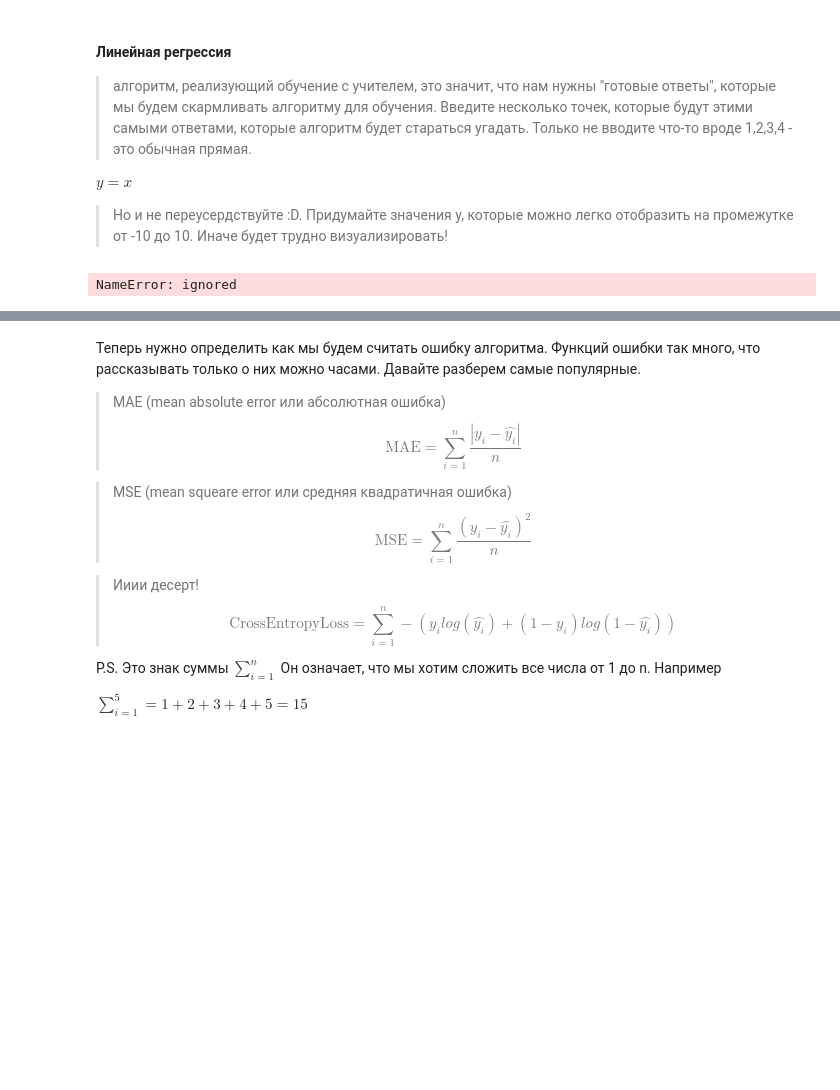
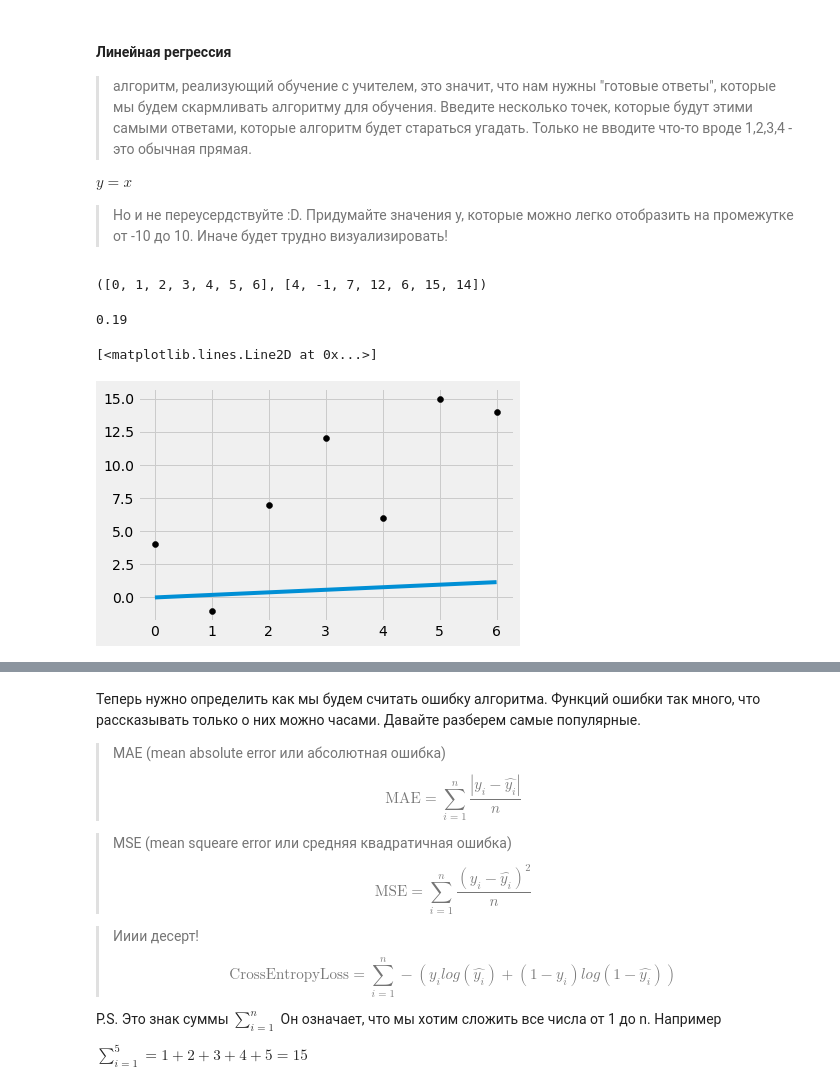
Before and after one commit to YaZlob/itcubeAI, a Jupyter notebook: Classic_alg.ipynb, the cells around one changed output, grey strips where cells are left out. Cells and saved outputs as stored; diff of their text form; code cells hidden in the pictures; blank space fills up the shorter version.

```diff
--- a/Classic_alg.ipynb
+++ b/Classic_alg.ipynb
@@ -44,7 +44,29 @@ from sklearn.datasets import make_classification
 # %%
 #Enter several ranom point
 
-y = np.array([4, -1, 7, 12, 6, 15, 14])
-x = np.arange(len(y))
+y = [4, -1, 7, 12, 6, 15, 14]
+x = [i for i in range(len(y))]
-# %% [output]
-NameError: ignored
+# %%
+x, y
+# %% [output]
+([0, 1, 2, 3, 4, 5, 6], [4, -1, 7, 12, 6, 15, 14])
+# %%
+#y = ax + b
+import random
+a = random.random()
+b = 0
+a
+# %% [output]
+0.19
+# %%
+def predict(a, b, x):
+    #считаем y_hat
+    return [a*x[i] + b for i in range(len(x))]
+# %%
+plt.style.use('fivethirtyeight')
+plt.scatter(x, y, color='black')
+y_hat = predict(a, b, x)
+plt.plot(x, y_hat)
+# %% [output]
+[<matplotlib.lines.Line2D at 0x...>]
+[figure, added]
```
Also changed, not shown: parts of 7 cells of this notebook.
